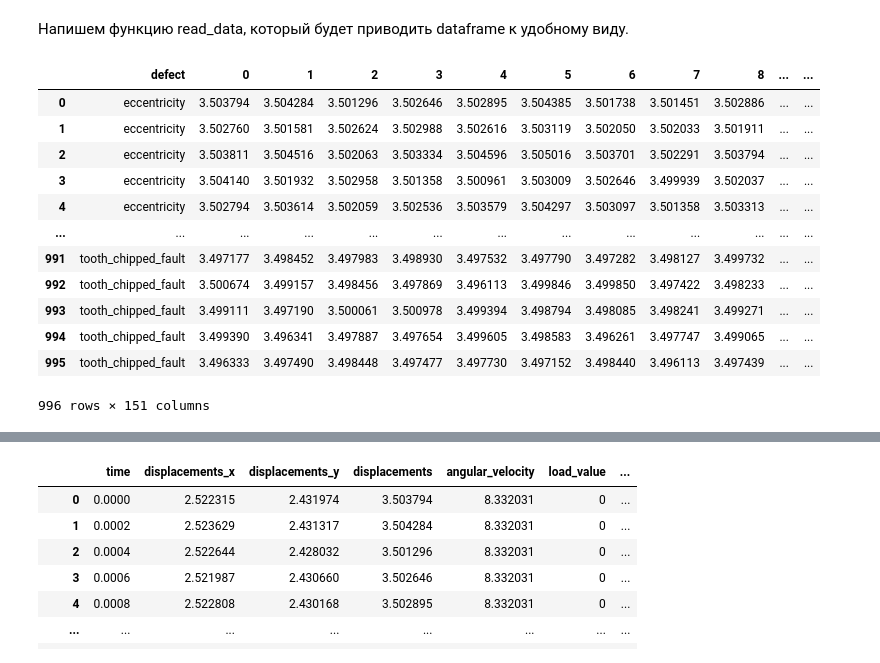
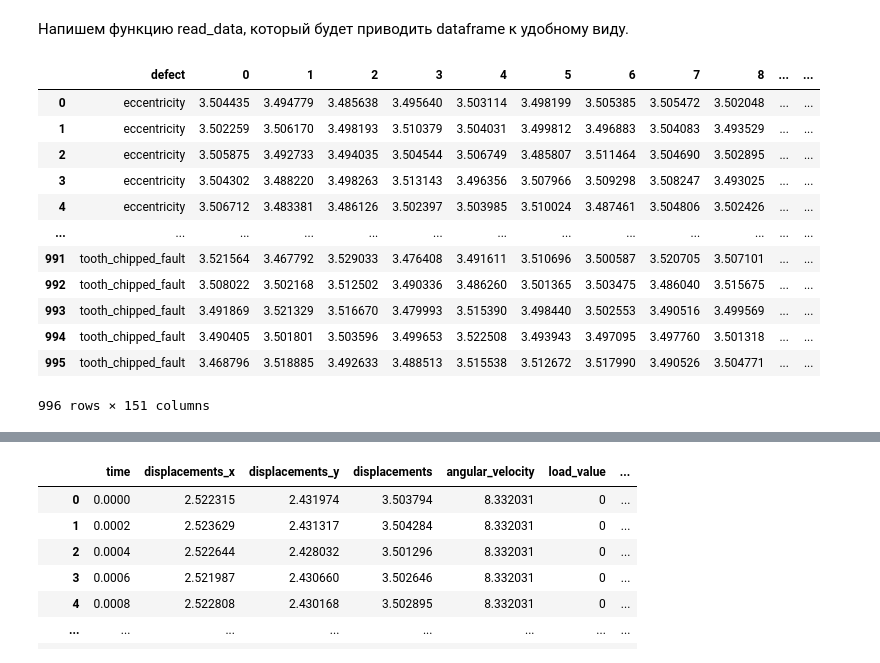
Before and after one commit to ShuvalovDR/Gears, a Jupyter notebook: Gears.ipynb, the cells around one changed output, grey strips where cells are left out. Saved outputs shown, nothing was run; the diff lists cells and outputs as text; code cells hidden in the pictures.

```diff
--- a/Gears.ipynb
+++ b/Gears.ipynb
@@ -57,5 +66,5 @@ def get_various_params_data(data: pd.DataFrame):
 # %%
-def get_features_and_target(velocity: float, load: bool, n_cols) -> pd.DataFrame:
+def get_features_and_target(velocity: float, load: bool, n_cols: int) -> pd.DataFrame:
     data_eccentricity = read_data_and_choose('eccentricity.csv', velocity, load)
     data_missing_tooth = read_data_and_choose('missing_tooth.csv', velocity, load)
     data_no_fault = read_data_and_choose('no_fault.csv', velocity, load)
@@ -126,19 +153,19 @@ def do_rfft_features(data: pd.DataFrame) -> pd.DataFrame:
 # %%
 vel_list = [8.33203125, 25.0, 40.0]
-data = get_features_and_target(velocity=vel_list[0], load=False, n_cols=150)
+data = get_features_and_target(velocity=vel_list[2], load=True, n_cols=150)
 data
 # %% [output]
 |  | defect | 0 | 1 | 2 | 3 | 4 | 5 | 6 | 7 | 8 | ... | ... |
-| 0 | eccentricity | 3.503794 | 3.504284 | 3.501296 | 3.502646 | 3.502895 | 3.504385 | 3.501738 | 3.501451 | 3.502886 | ... | ... |
-| 1 | eccentricity | 3.502760 | 3.501581 | 3.502624 | 3.502988 | 3.502616 | 3.503119 | 3.502050 | 3.502033 | 3.501911 | ... | ... |
-| 2 | eccentricity | 3.503811 | 3.504516 | 3.502063 | 3.503334 | 3.504596 | 3.505016 | 3.503701 | 3.502291 | 3.503794 | ... | ... |
-| 3 | eccentricity | 3.504140 | 3.501932 | 3.502958 | 3.501358 | 3.500961 | 3.503009 | 3.502646 | 3.499939 | 3.502037 | ... | ... |
-| 4 | eccentricity | 3.502794 | 3.503614 | 3.502059 | 3.502536 | 3.503579 | 3.504297 | 3.503097 | 3.501358 | 3.503313 | ... | ... |
+| 0 | eccentricity | 3.504435 | 3.494779 | 3.485638 | 3.495640 | 3.503114 | 3.498199 | 3.505385 | 3.505472 | 3.502048 | ... | ... |
+| 1 | eccentricity | 3.502259 | 3.506170 | 3.498193 | 3.510379 | 3.504031 | 3.499812 | 3.496883 | 3.504083 | 3.493529 | ... | ... |
+| 2 | eccentricity | 3.505875 | 3.492733 | 3.494035 | 3.504544 | 3.506749 | 3.485807 | 3.511464 | 3.504690 | 3.502895 | ... | ... |
+| 3 | eccentricity | 3.504302 | 3.488220 | 3.498263 | 3.513143 | 3.496356 | 3.507966 | 3.509298 | 3.508247 | 3.493025 | ... | ... |
+| 4 | eccentricity | 3.506712 | 3.483381 | 3.486126 | 3.502397 | 3.503985 | 3.510024 | 3.487461 | 3.504806 | 3.502426 | ... | ... |
 | ... | ... | ... | ... | ... | ... | ... | ... | ... | ... | ... | ... | ... |
-| 991 | tooth_chipped_fault | 3.497177 | 3.498452 | 3.497983 | 3.498930 | 3.497532 | 3.497790 | 3.497282 | 3.498127 | 3.499732 | ... | ... |
-| 992 | tooth_chipped_fault | 3.500674 | 3.499157 | 3.498456 | 3.497869 | 3.496113 | 3.499846 | 3.499850 | 3.497422 | 3.498233 | ... | ... |
-| 993 | tooth_chipped_fault | 3.499111 | 3.497190 | 3.500061 | 3.500978 | 3.499394 | 3.498794 | 3.498085 | 3.498241 | 3.499271 | ... | ... |
-| 994 | tooth_chipped_fault | 3.499390 | 3.496341 | 3.497887 | 3.497654 | 3.499605 | 3.498583 | 3.496261 | 3.497747 | 3.499065 | ... | ... |
-| 995 | tooth_chipped_fault | 3.496333 | 3.497490 | 3.498448 | 3.497477 | 3.497730 | 3.497152 | 3.498440 | 3.496113 | 3.497439 | ... | ... |
+| 991 | tooth_chipped_fault | 3.521564 | 3.467792 | 3.529033 | 3.476408 | 3.491611 | 3.510696 | 3.500587 | 3.520705 | 3.507101 | ... | ... |
+| 992 | tooth_chipped_fault | 3.508022 | 3.502168 | 3.512502 | 3.490336 | 3.486260 | 3.501365 | 3.503475 | 3.486040 | 3.515675 | ... | ... |
+| 993 | tooth_chipped_fault | 3.491869 | 3.521329 | 3.516670 | 3.479993 | 3.515390 | 3.498440 | 3.502553 | 3.490516 | 3.499569 | ... | ... |
+| 994 | tooth_chipped_fault | 3.490405 | 3.501801 | 3.503596 | 3.499653 | 3.522508 | 3.493943 | 3.497095 | 3.497760 | 3.501318 | ... | ... |
+| 995 | tooth_chipped_fault | 3.468796 | 3.518885 | 3.492633 | 3.488513 | 3.515538 | 3.512672 | 3.517990 | 3.490526 | 3.504771 | ... | ... |
 996 rows × 151 columns
 # %%
```
Also changed, not shown: parts of 31 cells of this notebook.
